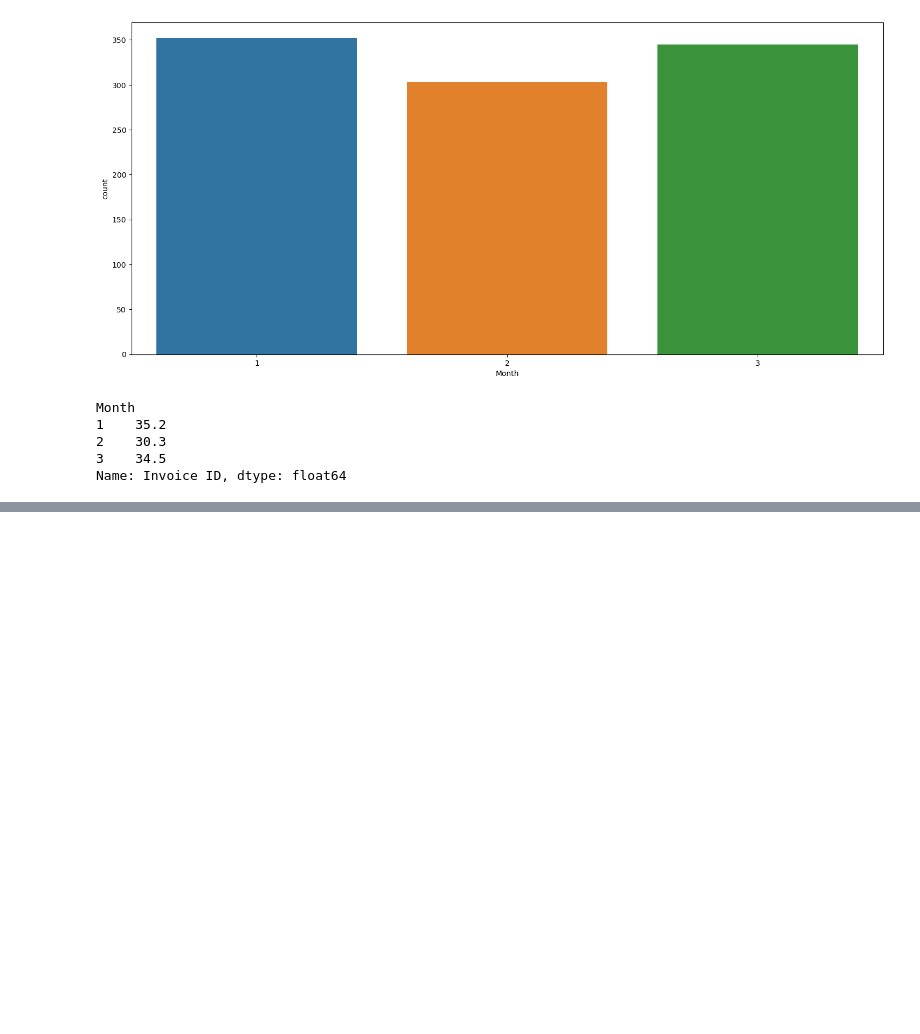
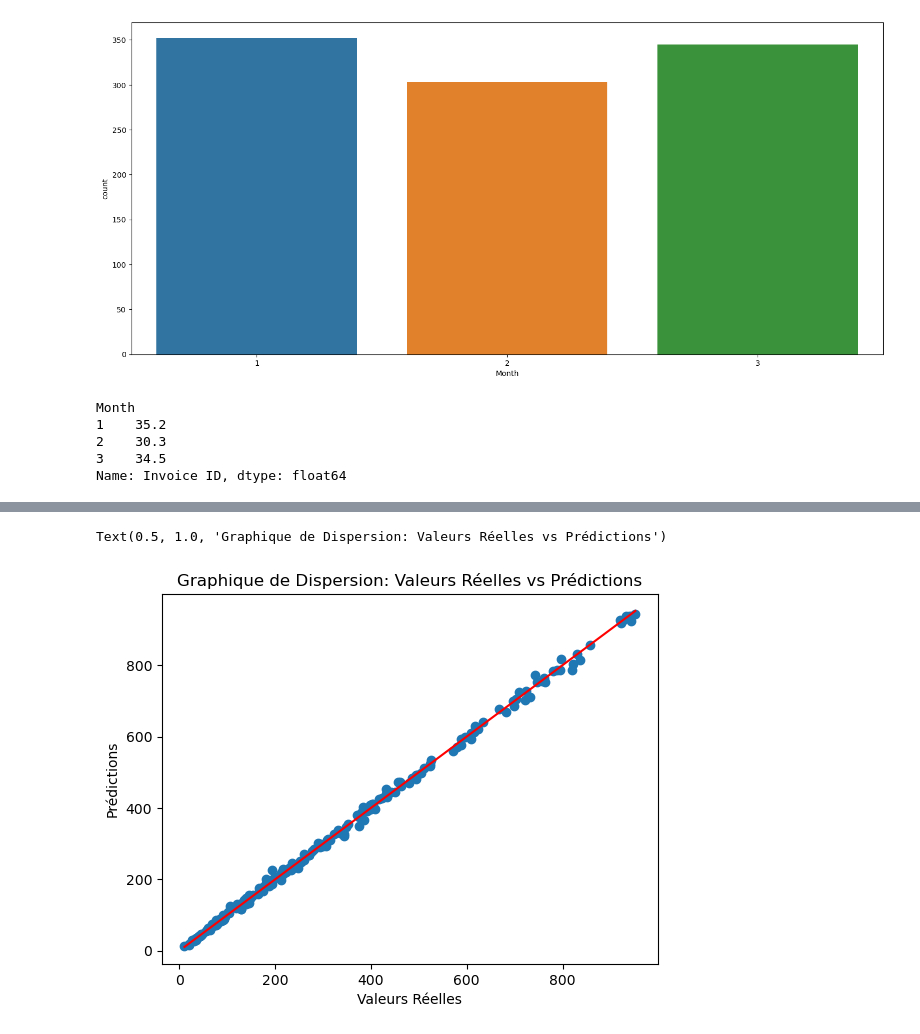
Before and after one commit to Abdourahmane2/Analyse-et-Prediction-des-Ventes-pour-un-Supermarche, a Jupyter notebook: Analyse_Ventes_Supermarche.ipynb, the cells around one changed output, grey strips where cells are left out. Cells and saved outputs as stored; diff of their text form; code cells hidden in the pictures; blank space fills up the shorter version.

```diff
--- a/Analyse_Ventes_Supermarche.ipynb
+++ b/Analyse_Ventes_Supermarche.ipynb
@@ -254,0 +318,11 @@ Name: Invoice ID, dtype: float64
+# %%
+#graphique de dispersion
+import matplotlib.pyplot as plt
+plt.scatter(y_test, y_pred)
+plt.plot([min(y_test), max(y_test)], [min(y_test), max(y_test)], color='red')  # Ligne de référence
+plt.xlabel('Valeurs Réelles')
+plt.ylabel('Prédictions')
+plt.title('Graphique de Dispersion: Valeurs Réelles vs Prédictions')
+# %% [output]
+Text(0.5, 1.0, 'Graphique de Dispersion: Valeurs Réelles vs Prédictions')
+[figure, added]
```
Also changed, not shown: parts of 10 cells of this notebook, 2 other files.
